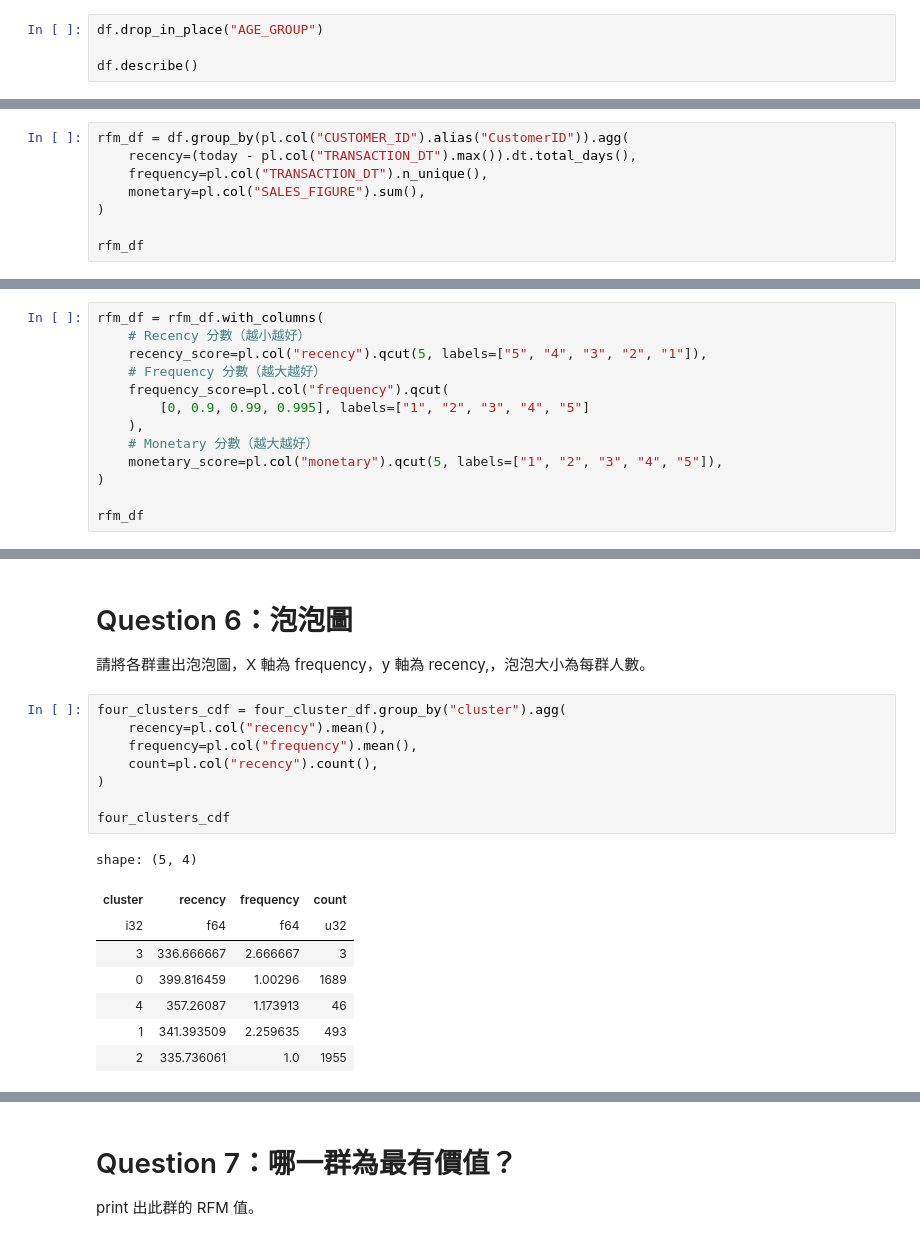
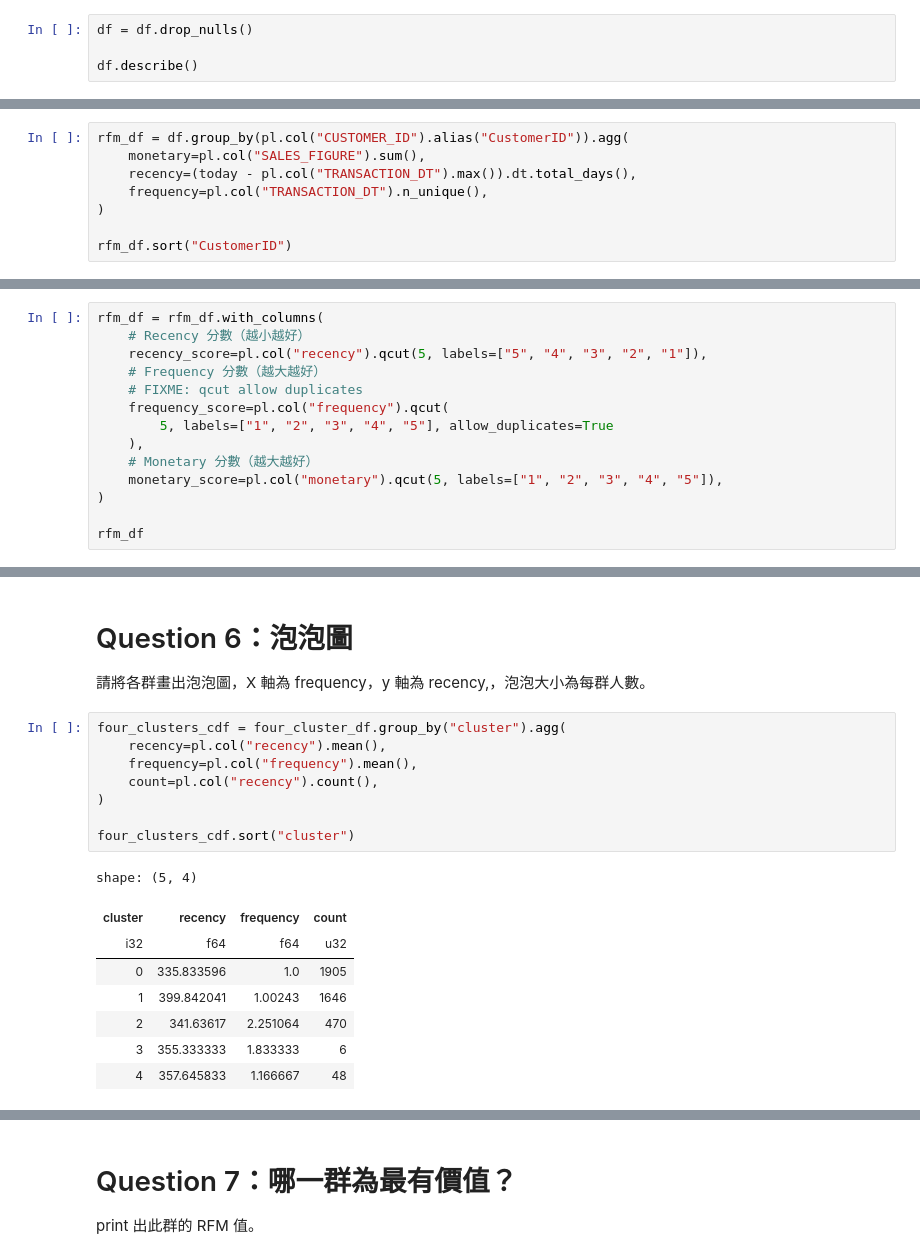
Before and after one commit to pan93412/nkust-homework, a Jupyter notebook: semester-5/business-platform-design/hw10/hw10-polars.ipynb, the cells around one changed output, grey strips where cells are left out. Cells and saved outputs as stored; diff of their text form.

```diff
--- a/semester-5/business-platform-design/hw10/hw10-polars.ipynb
+++ b/semester-5/business-platform-design/hw10/hw10-polars.ipynb
@@ -46,5 +46,5 @@ shape: (9, 11)
 # %%
-df.drop_in_place("AGE_GROUP")
+df = df.drop_nulls()
 
 df.describe()
 # %% [output]
@@ -110,10 +110,10 @@ from datetime import datetime
 today = datetime(2001, 12, 31)
 # %%
 rfm_df = df.group_by(pl.col("CUSTOMER_ID").alias("CustomerID")).agg(
+    monetary=pl.col("SALES_FIGURE").sum(),
     recency=(today - pl.col("TRANSACTION_DT").max()).dt.total_days(),
     frequency=pl.col("TRANSACTION_DT").n_unique(),
-    monetary=pl.col("SALES_FIGURE").sum(),
 )
 
-rfm_df
+rfm_df.sort("CustomerID")
 # %% [output]
@@ -183,8 +189,9 @@ rfm_df = rfm_df.with_columns(
     # Recency 分數（越小越好）
     recency_score=pl.col("recency").qcut(5, labels=["5", "4", "3", "2", "1"]),
     # Frequency 分數（越大越好）
+    # FIXME: qcut allow duplicates
     frequency_score=pl.col("frequency").qcut(
-        [0, 0.9, 0.99, 0.995], labels=["1", "2", "3", "4", "5"]
+        5, labels=["1", "2", "3", "4", "5"], allow_duplicates=True
     ),
     # Monetary 分數（越大越好）
     monetary_score=pl.col("monetary").qcut(5, labels=["1", "2", "3", "4", "5"]),
@@ -519,19 +532,19 @@ import altair as alt
 # %%
 four_clusters_cdf = four_cluster_df.group_by("cluster").agg(
     recency=pl.col("recency").mean(),
     frequency=pl.col("frequency").mean(),
     count=pl.col("recency").count(),
 )
 
-four_clusters_cdf
+four_clusters_cdf.sort("cluster")
 # %% [output]
 shape: (5, 4)
 | cluster | recency | frequency | count |
 | i32 | f64 | f64 | u32 |
-| 3 | 336.666667 | 2.666667 | 3 |
-| 0 | 399.816459 | 1.00296 | 1689 |
-| 4 | 357.26087 | 1.173913 | 46 |
-| 1 | 341.393509 | 2.259635 | 493 |
-| 2 | 335.736061 | 1.0 | 1955 |
+| 0 | 335.833596 | 1.0 | 1905 |
+| 1 | 399.842041 | 1.00243 | 1646 |
+| 2 | 341.63617 | 2.251064 | 470 |
+| 3 | 355.333333 | 1.833333 | 6 |
+| 4 | 357.645833 | 1.166667 | 48 |
 # %%
 four_clusters_cdf.plot.scatter(
```
Also changed, not shown: parts of 32 cells of this notebook.
